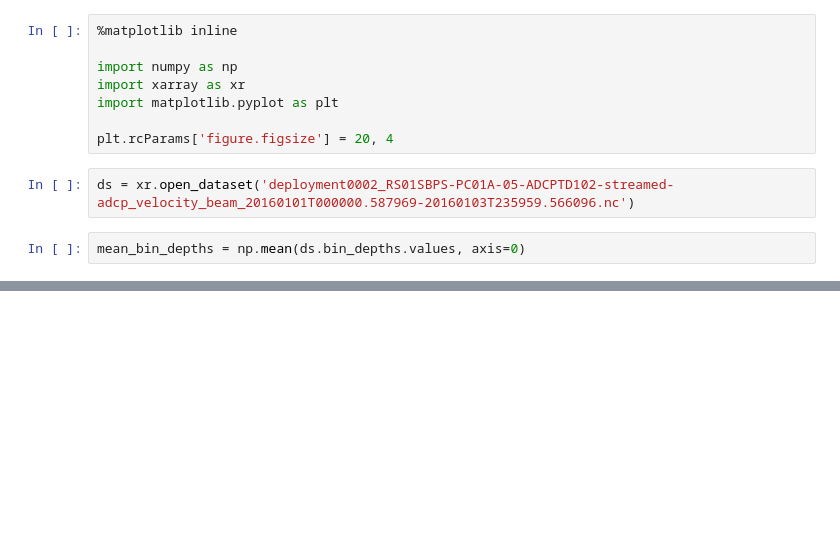
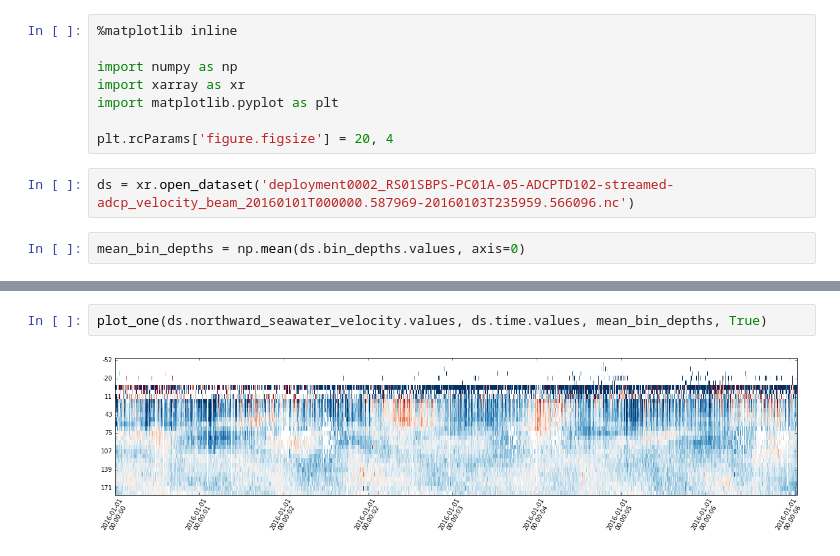
Before and after one commit to petercable/shared_notebooks, a Jupyter notebook: adcp/Velocity Plots.ipynb, the cells around one changed output, grey strips where cells are left out. Drawn from its saved outputs; the diff is of its cells as text; blank space fills up the shorter version.

```diff
--- a/adcp/Velocity Plots.ipynb
+++ b/adcp/Velocity Plots.ipynb
@@ -30,0 +51,4 @@ xlabels = ax.set_xticklabels([str(_)[:19].replace('T', '\n') for _ in ds.time.va
+# %%
+plot_one(ds.northward_seawater_velocity.values, ds.time.values, mean_bin_depths, True)
+# %% [output]
+[figure, added]
```
Also changed, not shown: parts of 9 cells of this notebook.
